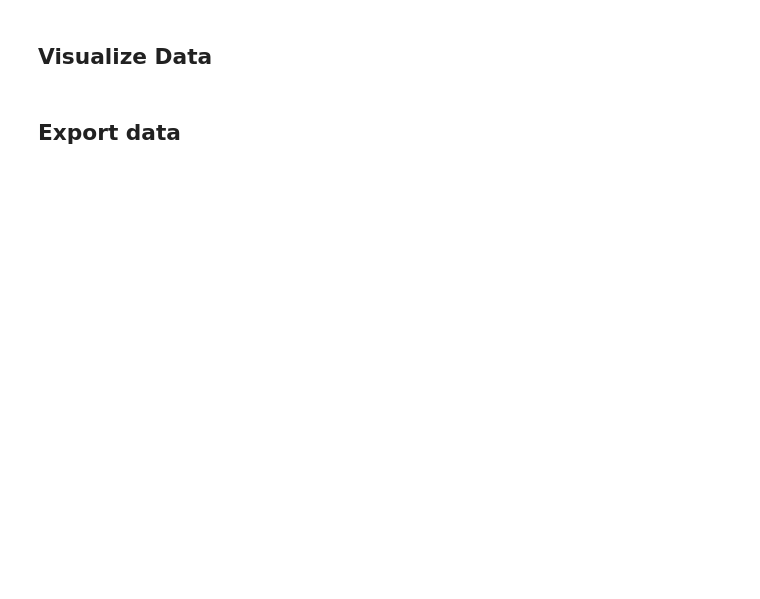
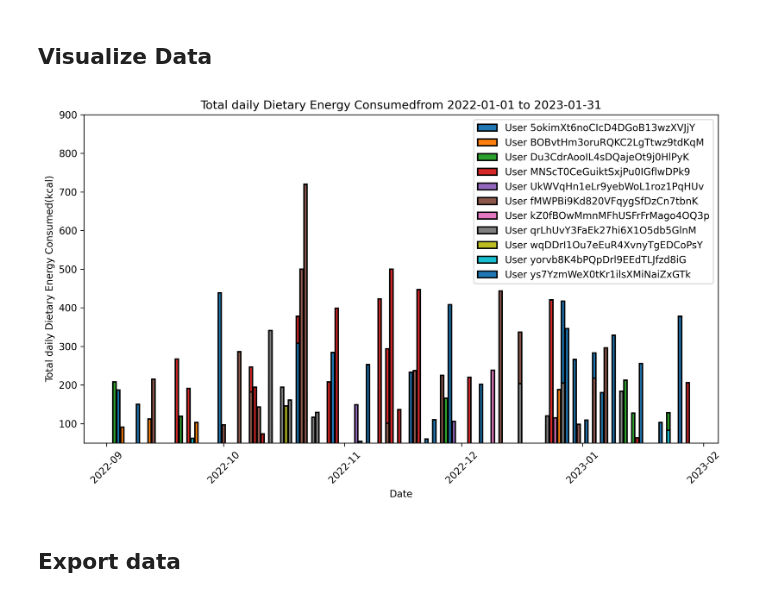
Before and after one commit to StanfordSpezi/SpeziDataPipeline, a Jupyter notebook: SpeziDataPipelineTemplate.ipynb, the cells around one changed output. Cells and saved outputs as stored; diff of their text form; code cells hidden in the pictures; blank space fills up the shorter version.

```diff
--- a/SpeziDataPipelineTemplate.ipynb
+++ b/SpeziDataPipelineTemplate.ipynb
@@ -13,7 +13,7 @@ from data_export.data_exporter import *
 project_id = 'cs342-2024-example-application'
 
 # Set your service account credentials for a production project
-serviceAccountKey_file = 'cs342-2024-example-application-firebase-adminsdk-z4ske-800739b1af.json'
+service_account_key_file = 'cs342-2024-example-application-firebase-adminsdk-z4ske-800739b1af.json'
 
 # Define the collection name where your FHIR observations are stored and the input code if filtering is needed
 collection_name = 'users'
@@ -22,16 +22,16 @@ loinc_codes = ['9052-2'] # '9052-2', '55423-8'
 # %% [markdown]
 ## Initialize the FirebaseFHIRAccess class using your Firebase credentials
 # %%
-firebase_access = FirebaseFHIRAccess(serviceAccountKey_file, project_id)
+firebase_access = FirebaseFHIRAccess(service_account_key_file, project_id)
 firebase_access.connect()
 
 # Fetch FHIR observations from Firestore
-FHIR_observations = firebase_access.fetch_data(collection_name, subcollection_name, loinc_codes)
+fhir_observations = firebase_access.fetch_data(collection_name, subcollection_name, loinc_codes)
 
 # Flatten the fetched FHIR observations into a FHIRDataFrame
-flattened_FHIRDataFrame = flatten_FHIR_resources(FHIR_observations)
+flattened_fhir_dataframe = flatten_fhir_resources(fhir_observations)
 # %% [markdown]
 ## Apply basic processing for convenient data readability
 # %%
-processed_FHIRDataFrame = FHIRDataProcessor().process_FHIR_data(flattened_FHIRDataFrame)
-processed_FHIRDataFrame.df.tail()
+processed_fhir_dataframe = FHIRDataProcessor().process_fhir_data(flattened_fhir_dataframe)
+processed_fhir_dataframe.df.tail()
@@ -38,22 +45,15 @@ processed_FHIRDataFrame.df.tail()
 # %% [markdown]
 ## Visualize Data
 # %%
-# Define the parameters for the plot
 visualizer = DataVisualizer()
+# selected_users = ['5okimXt6noCIcD4DGoB13wzXVJjY', 'ys7YzmWeX0tKr1ilsXMiNaiZxGTk']  # Use None to plot data for all users
+# visualizer.set_user_ids(selected_users)
+visualizer.set_date_range('2022-01-01', '2023-01-31')
+visualizer.set_y_bounds(50, 900)
 
-start_date = "2022-10-01"
-end_date = "2023-01-22"
-selected_users = ['5okimXt6noCIcD4DGoB13wzXVJjY', 'ys7YzmWeX0tKr1ilsXMiNaiZxGTk']  # Use None to plot data for all users
-y_lower = 50
-y_upper = 600
-same_plot = True
-
-visualizer.set_user_ids(selected_users)
-visualizer.set_date_range('2022-01-01', '2023-01-31')
-visualizer.set_y_bounds(50, 600)
-visualizer.set_same_plot(True)
-
-fig = visualizer.create_static_plot(processed_FHIRDataFrame)
+fig = visualizer.create_static_plot(processed_fhir_dataframe)
+# %% [output]
+[figure, added]
 # %% [markdown]
 ## Export data
 # %%
```
Also changed, not shown: parts of 4 cells of this notebook, 9 other files.
